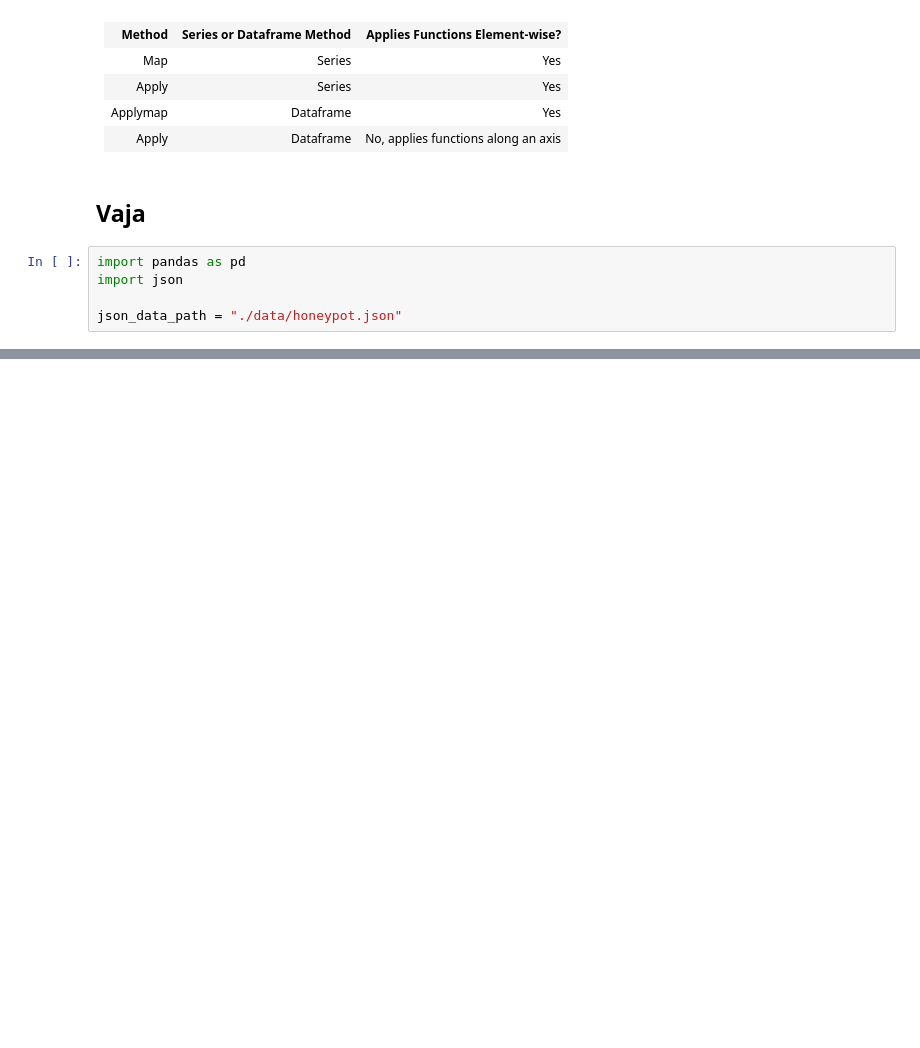
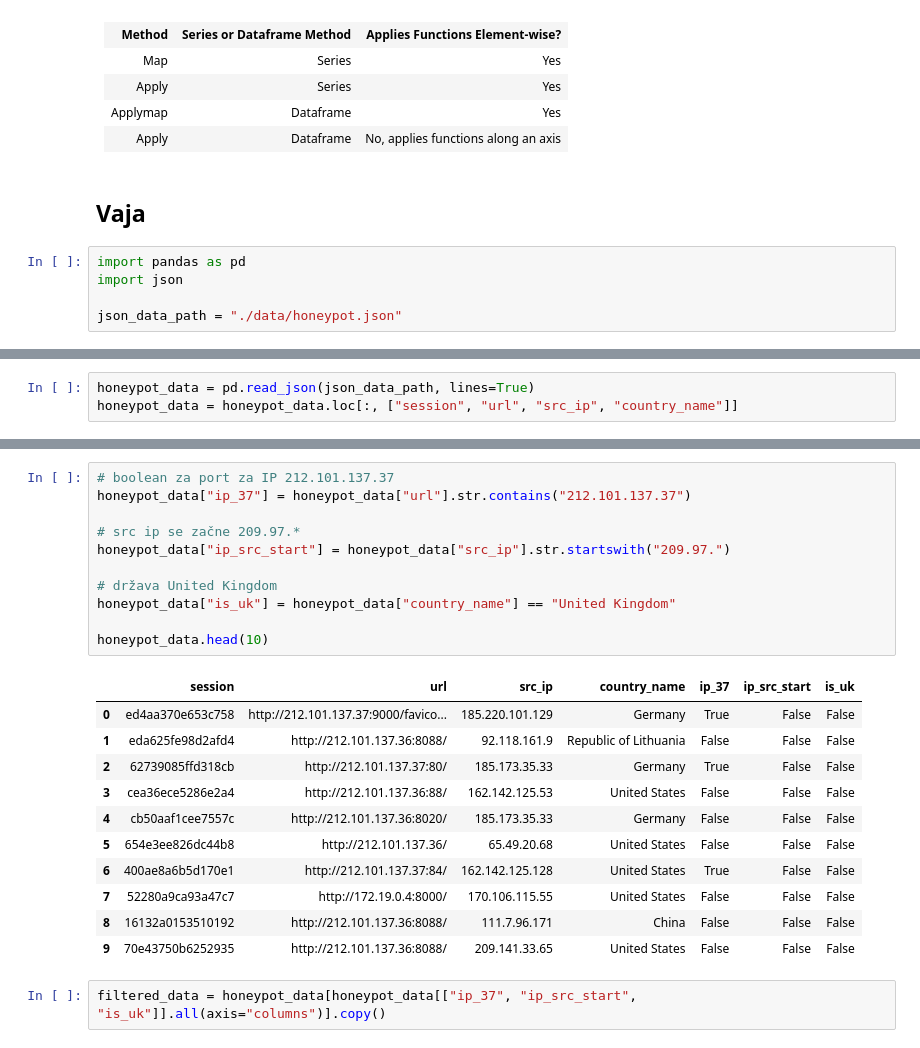
Before and after one commit to icta-tecaji/python-data-analysis-public, a Jupyter notebook: Del_08_Agregacija_združevanje_in_tranformacija_podatkov/08_Agregacija_združevanje_in_tranformacija_podatkov_CLEAN.ipynb, the cells around one changed output, grey strips where cells are left out. Drawn from its saved outputs; the diff is of its cells as text; blank space fills up the shorter version.

```diff
--- a/Del_08_Agregacija_združevanje_in_tranformacija_podatkov/08_Agregacija_združevanje_in_tranformacija_podatkov_CLEAN.ipynb
+++ b/Del_08_Agregacija_združevanje_in_tranformacija_podatkov/08_Agregacija_združevanje_in_tranformacija_podatkov_CLEAN.ipynb
@@ -506,0 +639,3 @@ json_data_path = "./data/honeypot.json"
+# %%
+honeypot_data = pd.read_json(json_data_path, lines=True)
+honeypot_data = honeypot_data.loc[:, ["session", "url", "src_ip", "country_name"]]
@@ -506,0 +656,25 @@ json_data_path = "./data/honeypot.json"
+# %%
+# boolean za port za IP 212.101.137.37
+honeypot_data["ip_37"] = honeypot_data["url"].str.contains("212.101.137.37")
+
+# src ip se začne 209.97.*
+honeypot_data["ip_src_start"] = honeypot_data["src_ip"].str.startswith("209.97.")
+
+# država United Kingdom
+honeypot_data["is_uk"] = honeypot_data["country_name"] == "United Kingdom"
+
+honeypot_data.head(10)
+# %% [output]
+|  | session | url | src_ip | country_name | ip_37 | ip_src_start | is_uk |
+| 0 | ed4aa370e653c758 | http://212.101.137.37:9000/favico... | 185.220.101.129 | Germany | True | False | False |
+| 1 | eda625fe98d2afd4 | http://212.101.137.36:8088/ | 92.118.161.9 | Republic of Lithuania | False | False | False |
+| 2 | 62739085ffd318cb | http://212.101.137.37:80/ | 185.173.35.33 | Germany | True | False | False |
+| 3 | cea36ece5286e2a4 | http://212.101.137.36:88/ | 162.142.125.53 | United States | False | False | False |
+| 4 | cb50aaf1cee7557c | http://212.101.137.36:8020/ | 185.173.35.33 | Germany | False | False | False |
+| 5 | 654e3ee826dc44b8 | http://212.101.137.36/ | 65.49.20.68 | United States | False | False | False |
+| 6 | 400ae8a6b5d170e1 | http://212.101.137.37:84/ | 162.142.125.128 | United States | True | False | False |
+| 7 | 52280a9ca93a47c7 | http://172.19.0.4:8000/ | 170.106.115.55 | United States | False | False | False |
+| 8 | 16132a0153510192 | http://212.101.137.36:8088/ | 111.7.96.171 | China | False | False | False |
+| 9 | 70e43750b6252935 | http://212.101.137.36:8088/ | 209.141.33.65 | United States | False | False | False |
+# %%
+filtered_data = honeypot_data[honeypot_data[["ip_37", "ip_src_start", "is_uk"]].all(axis="columns")].copy()
```
Also changed, not shown: parts of 29 cells of this notebook, 1 other file.
